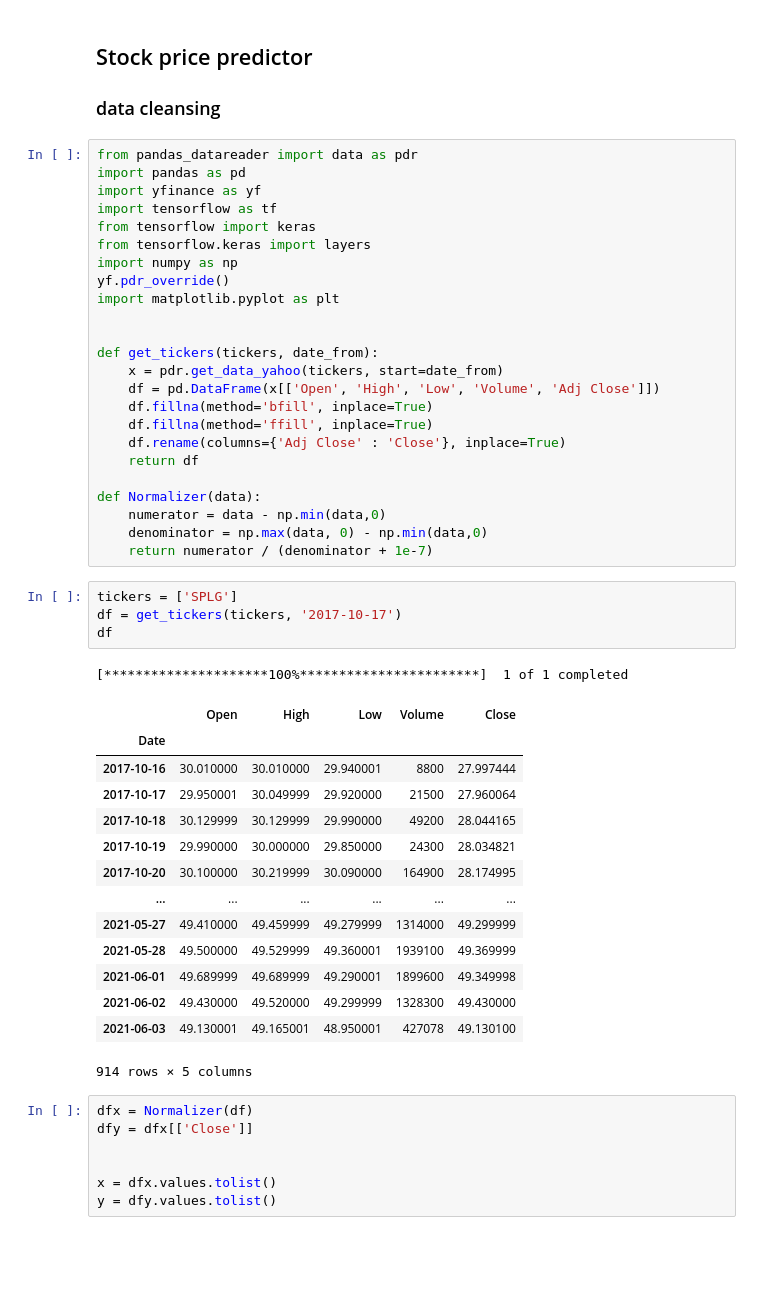
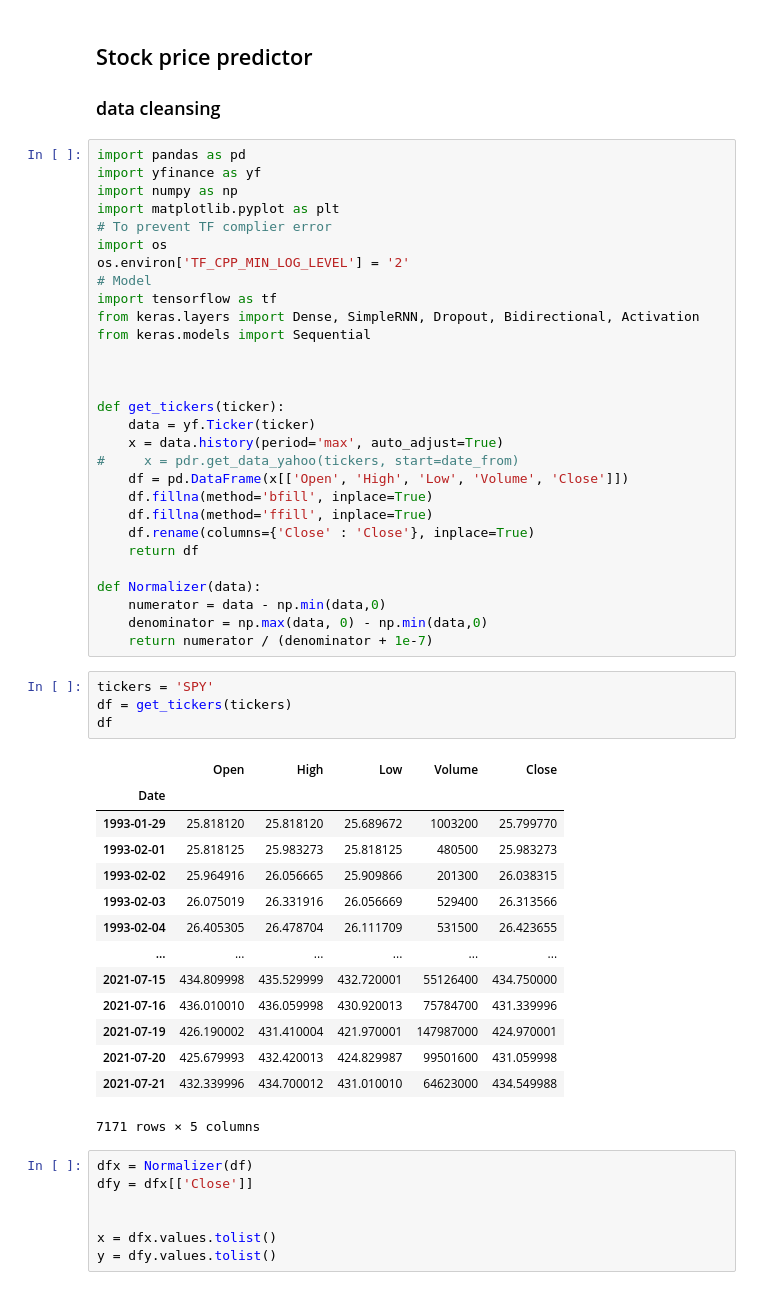
Before and after one commit to Rsych/Finance-Portfolio-Maker, a Jupyter notebook: Stock price predictor with RNN.ipynb, the cells around one changed output. Saved outputs shown, nothing was run; the diff lists cells and outputs as text; blank space fills up the shorter version.

```diff
--- a/Stock price predictor with RNN.ipynb
+++ b/Stock price predictor with RNN.ipynb
@@ -23,23 +23,28 @@ A common LSTM unit is composed of a cell, an input gate, an output gate and a fo
 
 ### data cleansing
 # %%
-from pandas_datareader import data as pdr
 import pandas as pd
 import yfinance as yf
+import numpy as np
+import matplotlib.pyplot as plt
+# To prevent TF complier error
+import os
+os.environ['TF_CPP_MIN_LOG_LEVEL'] = '2'
+# Model
 import tensorflow as tf
-from tensorflow import keras
-from tensorflow.keras import layers
-import numpy as np
-yf.pdr_override()
-import matplotlib.pyplot as plt
+from keras.layers import Dense, SimpleRNN, Dropout, Bidirectional, Activation
+from keras.models import Sequential
 
 
-def get_tickers(tickers, date_from):
-    x = pdr.get_data_yahoo(tickers, start=date_from)
-    df = pd.DataFrame(x[['Open', 'High', 'Low', 'Volume', 'Adj Close']])
+
+def get_tickers(ticker):
+    data = yf.Ticker(ticker)
+    x = data.history(period='max', auto_adjust=True)
+#     x = pdr.get_data_yahoo(tickers, start=date_from)
+    df = pd.DataFrame(x[['Open', 'High', 'Low', 'Volume', 'Close']])
     df.fillna(method='bfill', inplace=True)
     df.fillna(method='ffill', inplace=True)
-    df.rename(columns={'Adj Close' : 'Close'}, inplace=True)
+    df.rename(columns={'Close' : 'Close'}, inplace=True)
     return df
 
 def Normalizer(data):
@@ -47,25 +52,24 @@ def Normalizer(data):
     denominator = np.max(data, 0) - np.min(data,0)
     return numerator / (denominator + 1e-7)
 # %%
-tickers = ['SPLG']
-df = get_tickers(tickers, '2017-10-17')
+tickers = 'SPY'
+df = get_tickers(tickers)
 df
 # %% [output]
+|  | Open | High | Low | Volume | Close |
+| Date |  |  |  |  |  |
+| 1993-01-29 | 25.818120 | 25.818120 | 25.689672 | 1003200 | 25.799770 |
+| 1993-02-01 | 25.818125 | 25.983273 | 25.818125 | 480500 | 25.983273 |
+| 1993-02-02 | 25.964916 | 26.056665 | 25.909866 | 201300 | 26.038315 |
+| 1993-02-03 | 26.075019 | 26.331916 | 26.056669 | 529400 | 26.313566 |
+| 1993-02-04 | 26.405305 | 26.478704 | 26.111709 | 531500 | 26.423655 |
+| ... | ... | ... | ... | ... | ... |
+| 2021-07-15 | 434.809998 | 435.529999 | 432.720001 | 55126400 | 434.750000 |
+| 2021-07-16 | 436.010010 | 436.059998 | 430.920013 | 75784700 | 431.339996 |
+| 2021-07-19 | 426.190002 | 431.410004 | 421.970001 | 147987000 | 424.970001 |
+| 2021-07-20 | 425.679993 | 432.420013 | 424.829987 | 99501600 | 431.059998 |
+| 2021-07-21 | 432.339996 | 434.700012 | 431.010010 | 64623000 | 434.549988 |
-[*********************100%***********************]  1 of 1 completed
+7171 rows × 5 columns
-|  | Open | High | Low | Volume | Close |
-| Date |  |  |  |  |  |
-| 2017-10-16 | 30.010000 | 30.010000 | 29.940001 | 8800 | 27.997444 |
-| 2017-10-17 | 29.950001 | 30.049999 | 29.920000 | 21500 | 27.960064 |
-| 2017-10-18 | 30.129999 | 30.129999 | 29.990000 | 49200 | 28.044165 |
-| 2017-10-19 | 29.990000 | 30.000000 | 29.850000 | 24300 | 28.034821 |
-| 2017-10-20 | 30.100000 | 30.219999 | 30.090000 | 164900 | 28.174995 |
-| ... | ... | ... | ... | ... | ... |
-| 2021-05-27 | 49.410000 | 49.459999 | 49.279999 | 1314000 | 49.299999 |
-| 2021-05-28 | 49.500000 | 49.529999 | 49.360001 | 1939100 | 49.369999 |
-| 2021-06-01 | 49.689999 | 49.689999 | 49.290001 | 1899600 | 49.349998 |
-| 2021-06-02 | 49.430000 | 49.520000 | 49.299999 | 1328300 | 49.430000 |
-| 2021-06-03 | 49.130001 | 49.165001 | 48.950001 | 427078 | 49.130100 |
-914 rows × 5 columns
 # %%
 dfx = Normalizer(df)
 dfy = dfx[['Close']]
```
Also changed, not shown: parts of 10 cells of this notebook, 1 other file.
